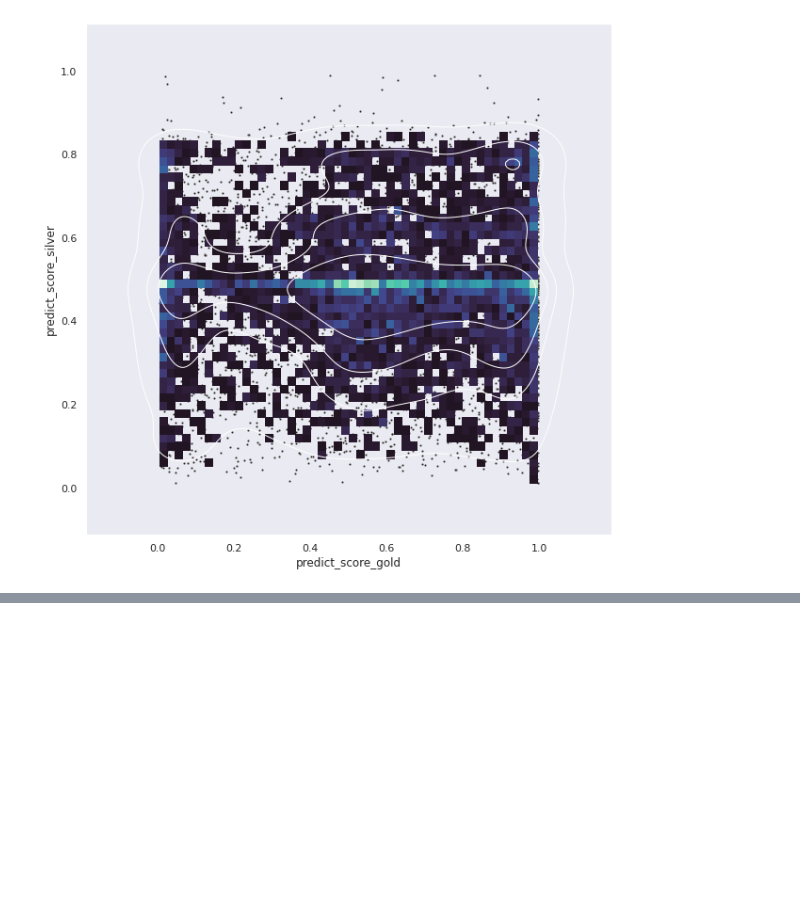
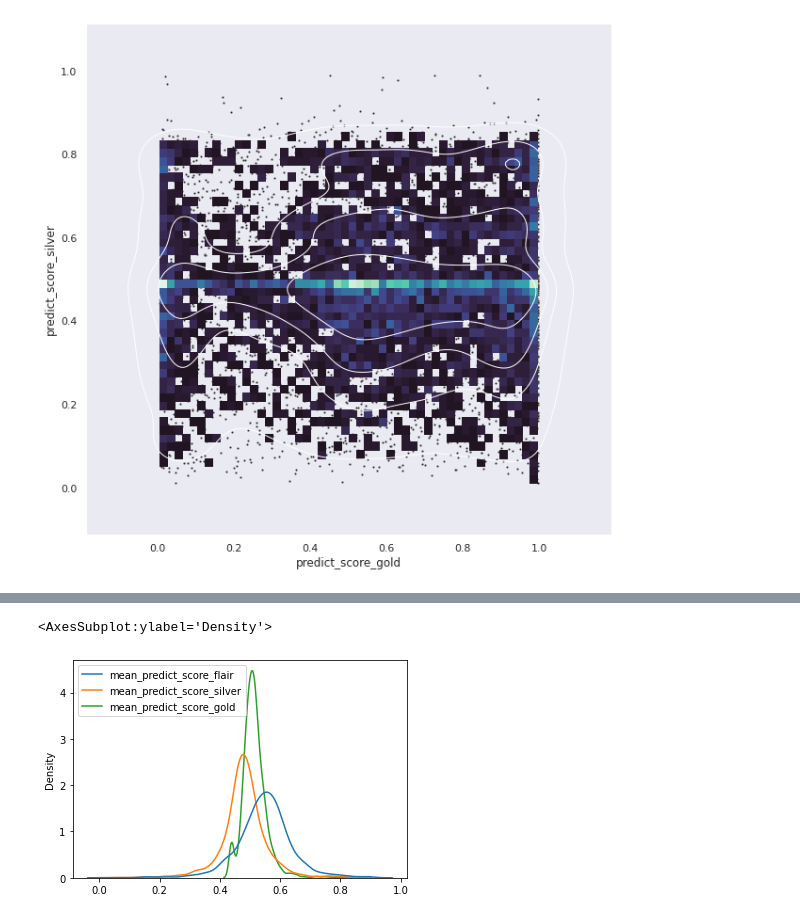
Before and after one commit to davidjurgens/reddit-political-affiliation, a Jupyter notebook: src/models/textclassifier/kde and bivariate plot.ipynb, the cells around one changed output, grey strips where cells are left out. Saved outputs shown, nothing was run; the diff lists cells and outputs as text; code cells hidden in the pictures; blank space fills up the shorter version.

```diff
--- a/src/models/textclassifier/kde and bivariate plot.ipynb
+++ b/src/models/textclassifier/kde and bivariate plot.ipynb
@@ -139,0 +165,5 @@ sns.kdeplot(x=silver_eval_all['predict_score_gold'], y=silver_eval_all['predict_
+# %%
+sns.kdeplot(data=gold_eval_all[['mean_predict_score_flair','mean_predict_score_silver','mean_predict_score_gold']])
+# %% [output]
+<AxesSubplot:ylabel='Density'>
+[figure, added]
```
Also changed, not shown: parts of 18 cells of this notebook, 1 other file.
